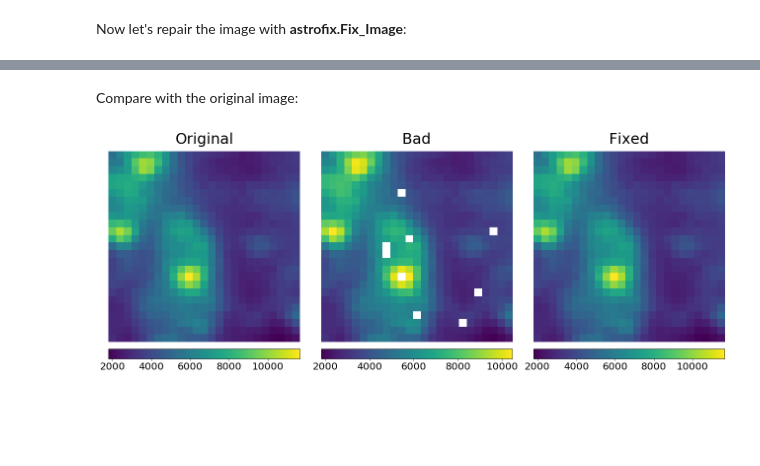
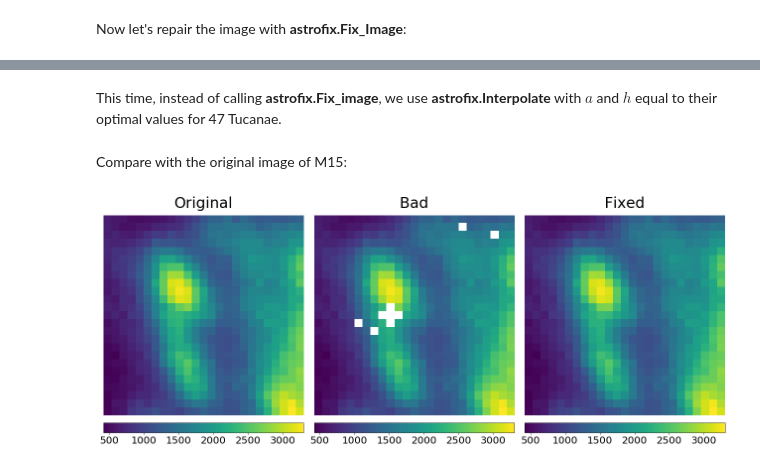
Before and after one commit to HengyueZ/astrofix, a Jupyter notebook: AstroFix Sample Juypter Notebook.ipynb, the cells around one changed output, grey strips where cells are left out. Cells and saved outputs as stored; diff of their text form; code cells hidden in the pictures; blank space fills up the shorter version.

```diff
--- a/AstroFix Sample Juypter Notebook.ipynb
+++ b/AstroFix Sample Juypter Notebook.ipynb
@@ -29,5 +32,5 @@ To show **astrofix**'s performance on repairing the cluster image, we randomly g
 # %%
-img=cluster_img.copy().astype(float)
+img=Tuc47.copy().astype(float)
 # 0.5% bad pixel
 BP_mask=np.random.rand(img.shape[0],img.shape[1])>0.995
 # 0.1% cross shaped regions of bad pixels
@@ -58,0 +90,3 @@ Number of training set pixels: 265461
+# %%
+M15 = fits.open('cpt0m407-kb84-20201021-0084-e91.fits.fz')[1].data
+print(M15.shape)
@@ -58,0 +103,13 @@ Number of training set pixels: 265461
+# %%
+new_img=M15.copy().astype(float)
+# 0.5% bad pixel
+new_BP_mask=np.random.rand(new_img.shape[0],new_img.shape[1])>0.995
+# 0.1% cross shaped regions of bad pixels
+new_cross_mask=np.random.rand(new_img.shape[0],new_img.shape[1])>0.999
+cross_generator=np.array([[0,1,0],[1,1,1],[0,1,0]])
+new_BP_mask=(new_BP_mask+convolve(new_cross_mask,cross_generator,mode="same",method="direct"))!=0
+new_img[new_BP_mask]=np.nan
+print("Number of Bad Pixels: {}".format(np.count_nonzero(new_BP_mask)))
+plt.figure(figsize=(10,10))
+plt.imshow(new_img[950:1150,1400:1600])
+plt.show()
@@ -59,26 +119,30 @@ Number of training set pixels: 265461
+# %% [markdown]
+This time, instead of calling **astrofix.Fix_image**, we use **astrofix.Interpolate** with $a$ and $h$ equal to their optimal values  for 47 Tucanae.
+# %%
+new_fixed_img=astrofix.Interpolate(para[0],para[1],new_img,BP="asnan")
 # %% [markdown]
-Compare with the original image:
+Compare with the original image of M15:
 # %%
 fig,ax=plt.subplots(1,3,figsize=(18,7))
-im=ax[0].imshow(cluster_img[1060:1085,1500:1525]) # Choose your region to zoom in
+im=ax[0].imshow(M15[1010:1035,1475:1500]) # Choose your region to zoom in
 divider = make_axes_locatable(ax[0])
 cax = divider.append_axes("bottom", size="5%", pad=0.2)
 fig.colorbar(im,ax=ax[0],cax=cax,orientation="horizontal")
 ax[0].set_title("Original",fontsize=30,pad=15)
 ax[0].axis("off")
-im=ax[1].imshow(img[1060:1085,1500:1525])
+im=ax[1].imshow(new_img[1010:1035,1475:1500])
 divider = make_axes_locatable(ax[1])
 cax = divider.append_axes("bottom", size="5%", pad=0.2)
 fig.colorbar(im,ax=ax[1],cax=cax,orientation="horizontal")
 ax[1].set_title("Bad",fontsize=30,pad=15)
 ax[1].axis("off")
-im=ax[2].imshow(fixed_img[1060:1085,1500:1525])
+im=ax[2].imshow(new_fixed_img[1010:1035,1475:1500])
 divider = make_axes_locatable(ax[2])
 cax = divider.append_axes("bottom", size="5%", pad=0.2)
 fig.colorbar(im,ax=ax[2],cax=cax,orientation="horizontal")
 ax[2].set_title("Fixed",fontsize=30,pad=15)
 ax[2].axis("off")
 plt.tight_layout()
 plt.show()
 # %% [output]
-[figure, old version]
+[figure, new version]
```
Also changed, not shown: parts of 15 cells of this notebook.
